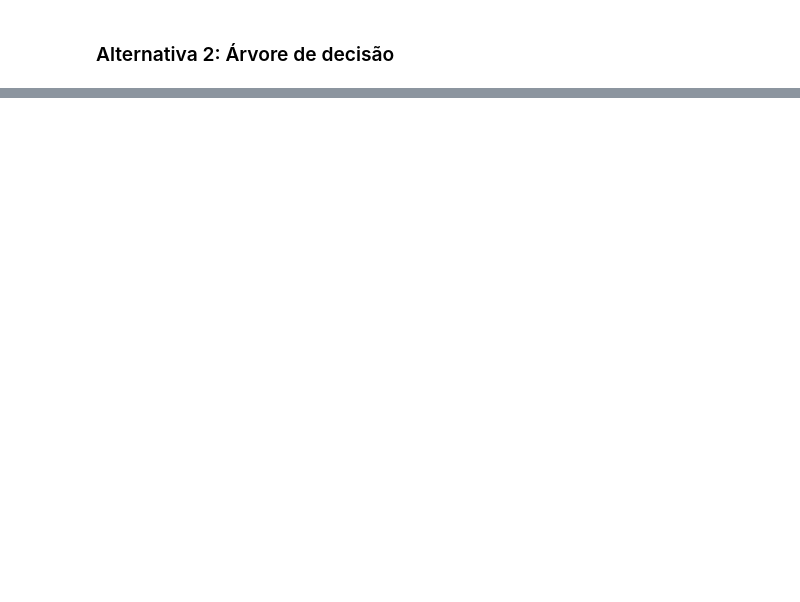
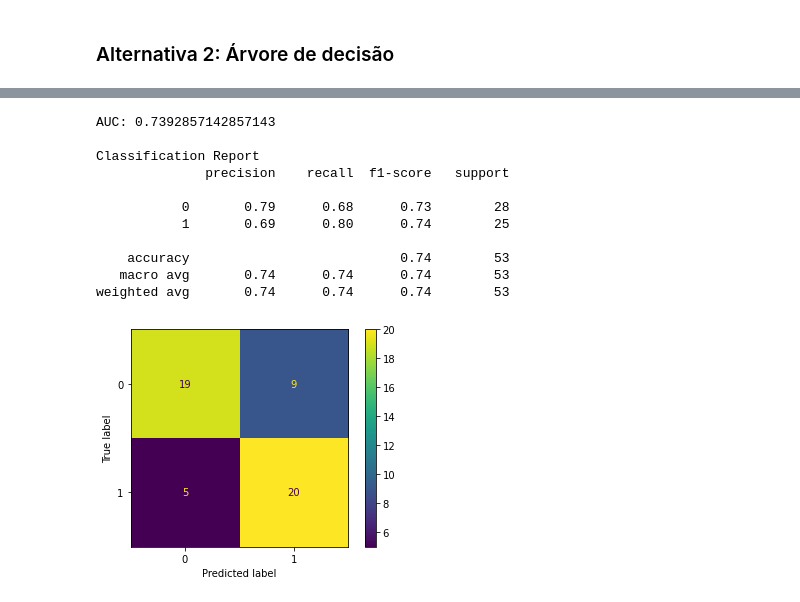
Before and after one commit to Garaujott/Projeto_SirioLibanes_Covid_Kaggle, a Jupyter notebook: ProjetoSirioLibanes_Modelagem.ipynb, the cells around one changed output, grey strips where cells are left out. Cells and saved outputs as stored; diff of their text form; code cells hidden in the pictures; blank space fills up the shorter version.

```diff
--- a/ProjetoSirioLibanes_Modelagem.ipynb
+++ b/ProjetoSirioLibanes_Modelagem.ipynb
@@ -46,2 +59,4 @@ covid_limpo.head(10)
+# %%
+covid_limpo_sem_corr = remove_corr_feat(covid_limpo, corr_limit = .95)
 # %% [markdown]
 ### Alternativa 1: Dummy e Regressão Logística
@@ -84,2 +63,4 @@ A acurácia do modelo de regressão logística é de 68.182%
+# %%
+model_logit = LogisticRegression(max_iter = 2500)
 # %% [markdown]
 ### Alternativa 2: Árvore de decisão
@@ -116,0 +168,15 @@ ConfusionMatrixDisplay.from_estimator(model_tree, x_test, y_test)
+# %%
+run_model(model_tree, covid_limpo_sem_corr)
+# %% [output]
+AUC: 0.7392857142857143
+
+Classification Report
+              precision    recall  f1-score   support
+
+           0       0.79      0.68      0.73        28
+           1       0.69      0.80      0.74        25
+
+    accuracy                           0.74        53
+   macro avg       0.74      0.74      0.74        53
+weighted avg       0.74      0.74      0.74        53
+[figure, added]
```
Also changed, not shown: parts of 28 cells of this notebook.
